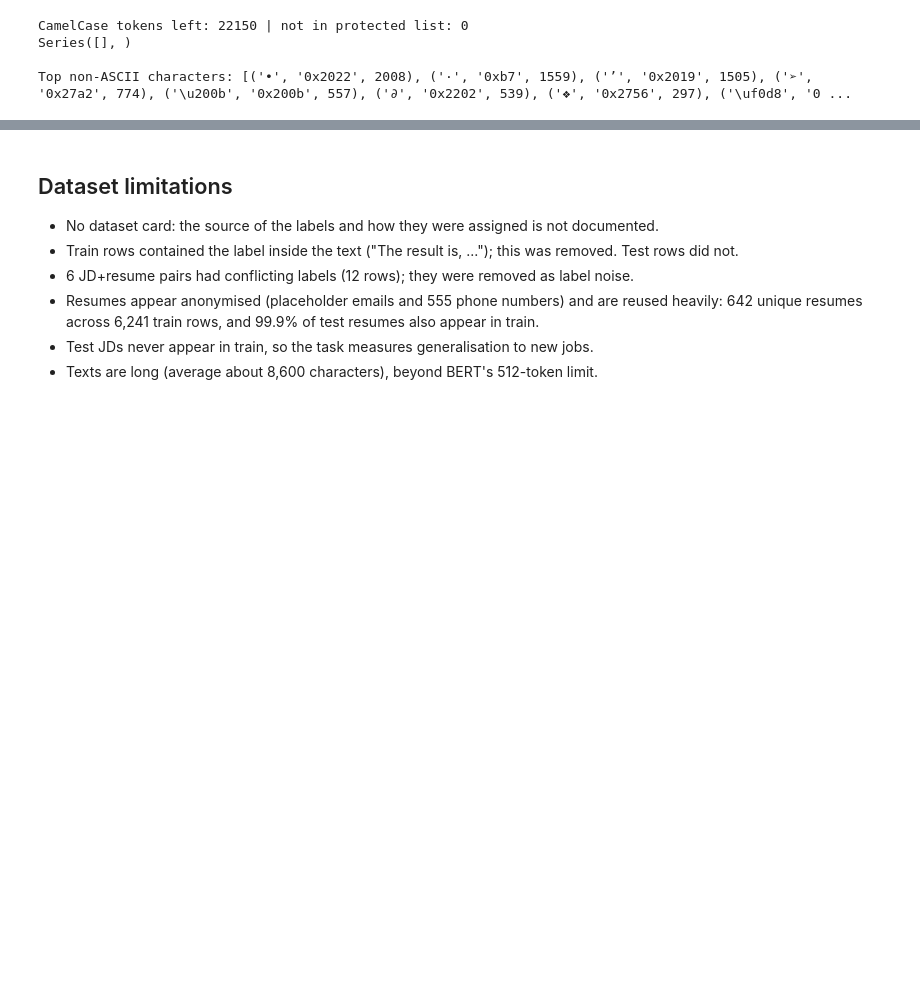
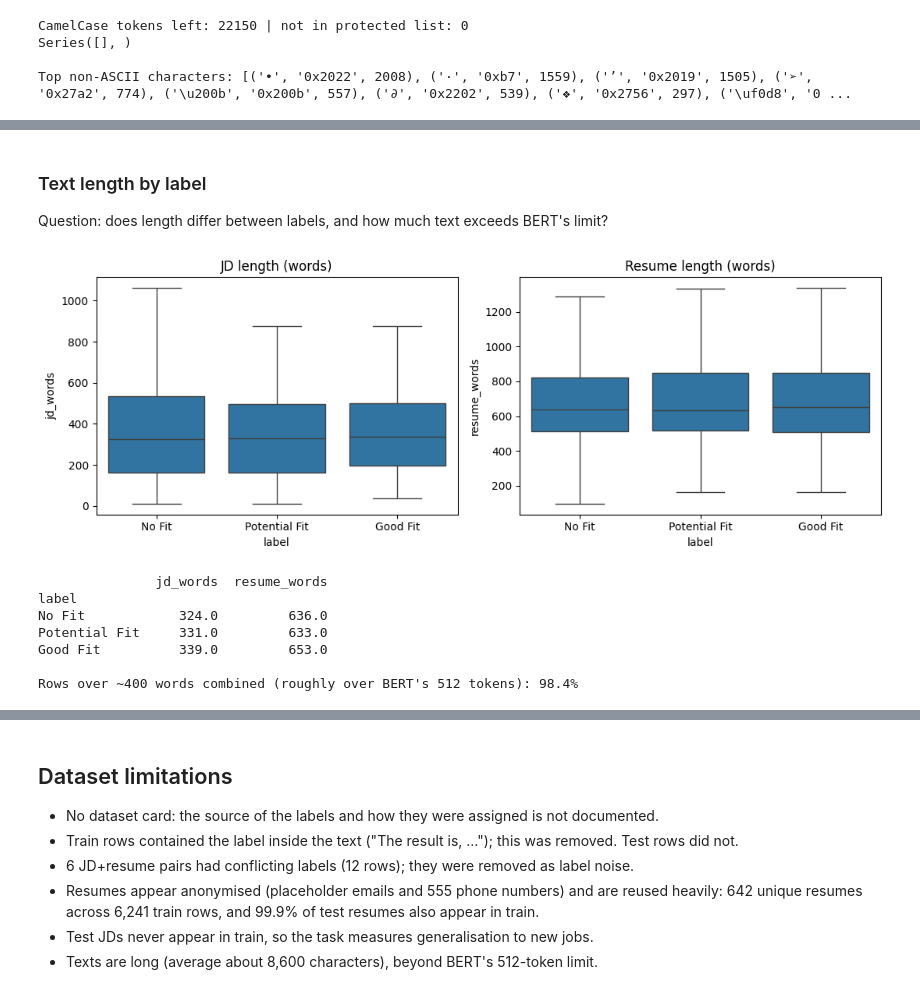
Before and after one commit to naveenreddy539/resume-jd-matching, a Jupyter notebook: notebooks/02_eda_preprocessing.ipynb, the cells around one changed output, grey strips where cells are left out. Drawn from its saved outputs; the diff is of its cells as text; code cells hidden in the pictures; blank space fills up the shorter version.

```diff
--- a/notebooks/02_eda_preprocessing.ipynb
+++ b/notebooks/02_eda_preprocessing.ipynb
@@ -268,0 +303,25 @@ Top non-ASCII characters: [('•', '0x2022', 2008), ('·', '0xb7', 1559), ('’'
+# %% [markdown]
+### Text length by label
+Question: does length differ between labels, and how much text exceeds BERT's limit?
+# %%
+train["jd_words"] = train["jd"].str.split().str.len()
+train["resume_words"] = train["resume"].str.split().str.len()
+
+fig, axes = plt.subplots(1, 2, figsize=(11, 4))
+sns.boxplot(data=train, x="label", y="jd_words", order=order, ax=axes[0], showfliers=False)
+sns.boxplot(data=train, x="label", y="resume_words", order=order, ax=axes[1], showfliers=False)
+axes[0].set_title("JD length (words)"); axes[1].set_title("Resume length (words)")
+plt.tight_layout(); plt.savefig(f"{fig_dir}/02_text_length.png", dpi=150); plt.show()
+
+print(train.groupby("label")[["jd_words", "resume_words"]].median().loc[order])
+total = train["jd_words"] + train["resume_words"]
+print(f"\nRows over ~400 words combined (roughly over BERT's 512 tokens): {(total > 400).mean():.1%}")
+# %% [output]
+[figure, added]
+               jd_words  resume_words
+label
+No Fit            324.0         636.0
+Potential Fit     331.0         633.0
+Good Fit          339.0         653.0
+
+Rows over ~400 words combined (roughly over BERT's 512 tokens): 98.4%
```
Also changed, not shown: parts of 10 cells of this notebook.
